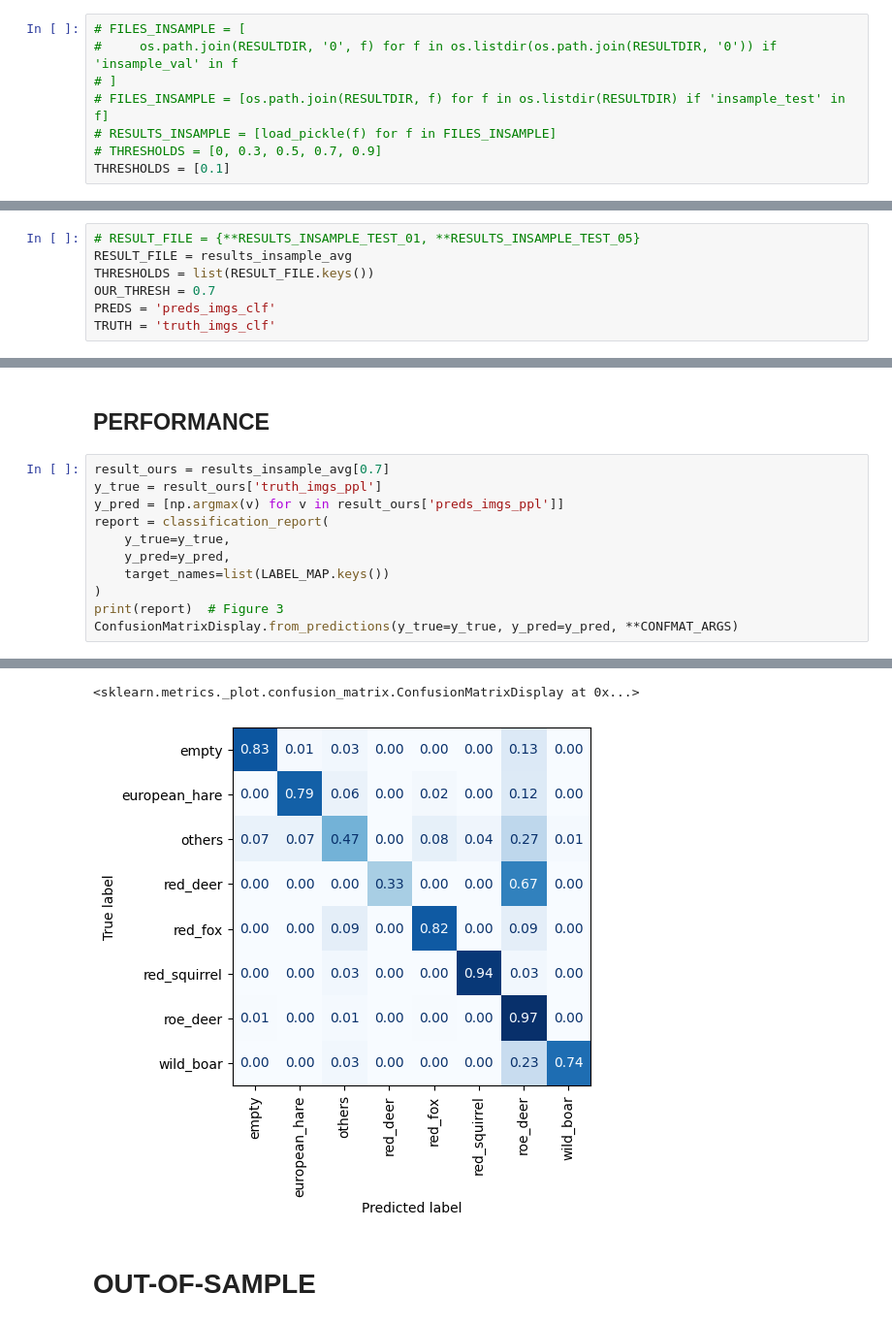
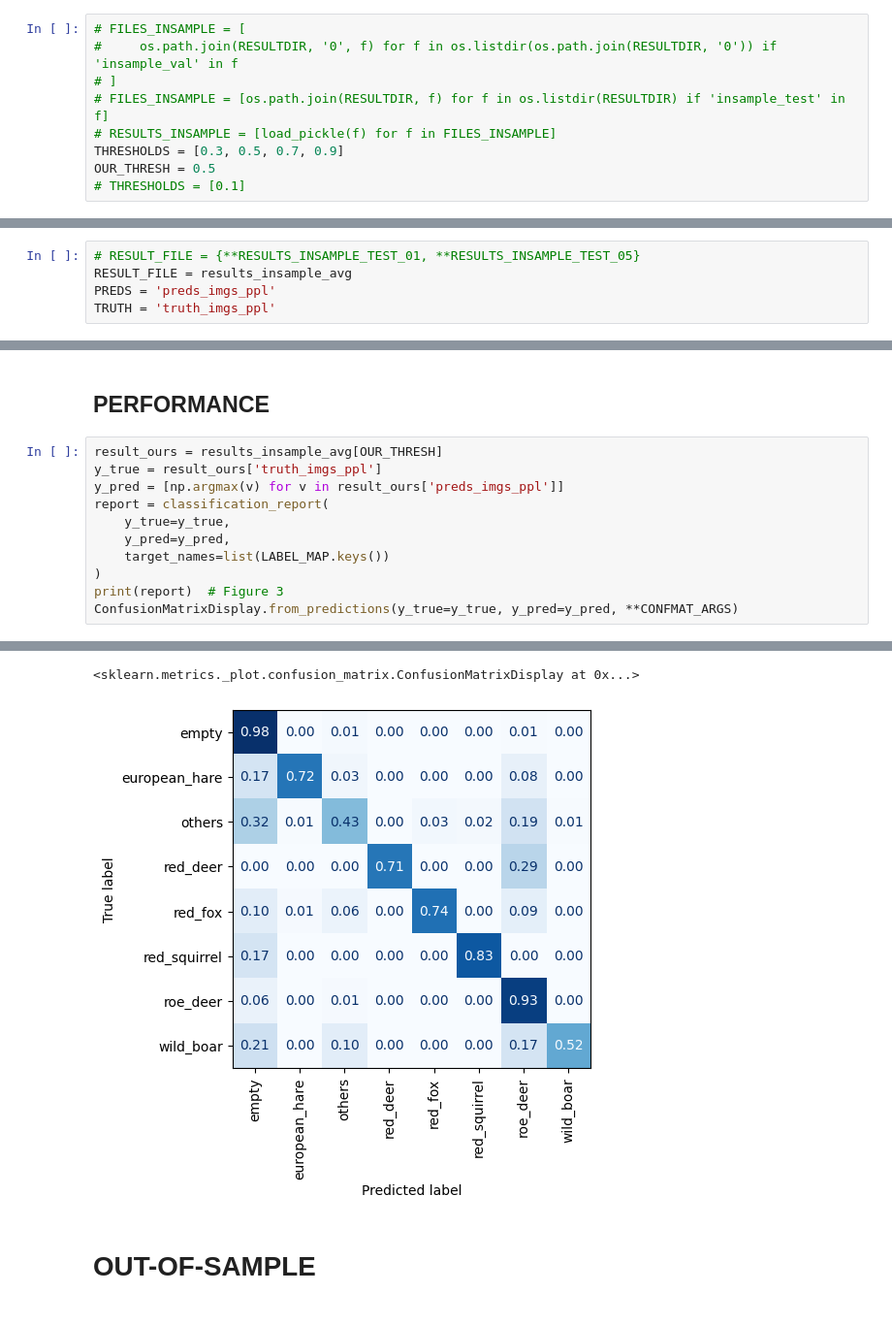
Before and after one commit to slds-lmu/wildlife-experiments, a Jupyter notebook: results_light.ipynb, the cells around one changed output, grey strips where cells are left out. Shown at 97% size. Cells and saved outputs as stored; diff of their text form.

```diff
--- a/results_light.ipynb
+++ b/results_light.ipynb
@@ -43,5 +43,6 @@ CONFMAT_ARGS = {
 # ]
 # FILES_INSAMPLE = [os.path.join(RESULTDIR, f) for f in os.listdir(RESULTDIR) if 'insample_test' in f]
 # RESULTS_INSAMPLE = [load_pickle(f) for f in FILES_INSAMPLE]
-# THRESHOLDS = [0, 0.3, 0.5, 0.7, 0.9]
-THRESHOLDS = [0.1]
+THRESHOLDS = [0.3, 0.5, 0.7, 0.9]
+OUR_THRESH = 0.5
+# THRESHOLDS = [0.1]
@@ -93,10 +116,8 @@ for idx, t in enumerate(THRESHOLDS):
 # %%
 # RESULT_FILE = {**RESULTS_INSAMPLE_TEST_01, **RESULTS_INSAMPLE_TEST_05}
 RESULT_FILE = results_insample_avg
-THRESHOLDS = list(RESULT_FILE.keys())
-OUR_THRESH = 0.7
-PREDS = 'preds_imgs_clf'
-TRUTH = 'truth_imgs_clf'
+PREDS = 'preds_imgs_ppl'
+TRUTH = 'truth_imgs_ppl'
 # %% [markdown]
 ## PERFORMANCE ACROSS THRESHOLDS ON TEST
 
@@ -175,7 +177,7 @@ df_ins_empty.sort_values('threshold')  # Table 2
 # %% [markdown]
 ## PERFORMANCE
 # %%
-result_ours = results_insample_avg[0.7]
+result_ours = results_insample_avg[OUR_THRESH]
 y_true = result_ours['truth_imgs_ppl']
 y_pred = [np.argmax(v) for v in result_ours['preds_imgs_ppl']]
 report = classification_report(
@@ -203,5 +205,5 @@ european_hare       0.84      0.79      0.82        48
 <sklearn.metrics._plot.confusion_matrix.ConfusionMatrixDisplay at 0x...>
-[figure, old version]
+[figure, new version]
 # %% [markdown]
 # OUT-OF-SAMPLE
 # %% [markdown]
```
Also changed, not shown: parts of 12 cells of this notebook, 39 other files.
